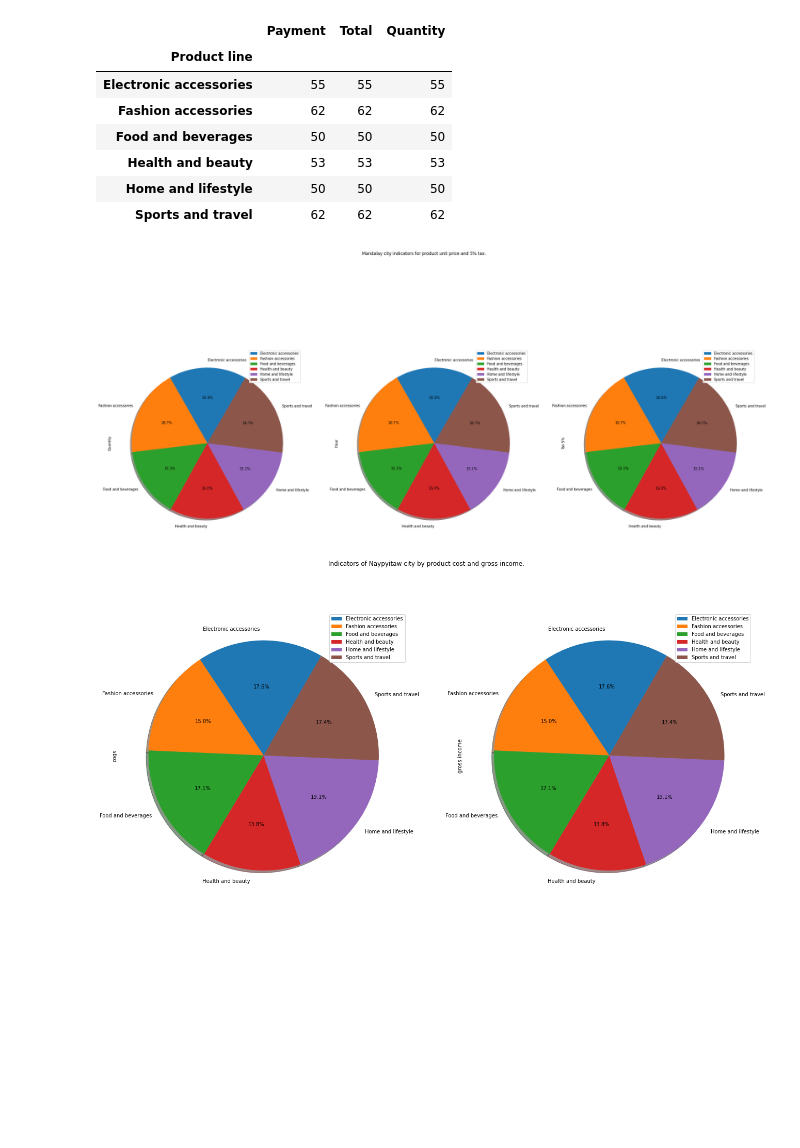
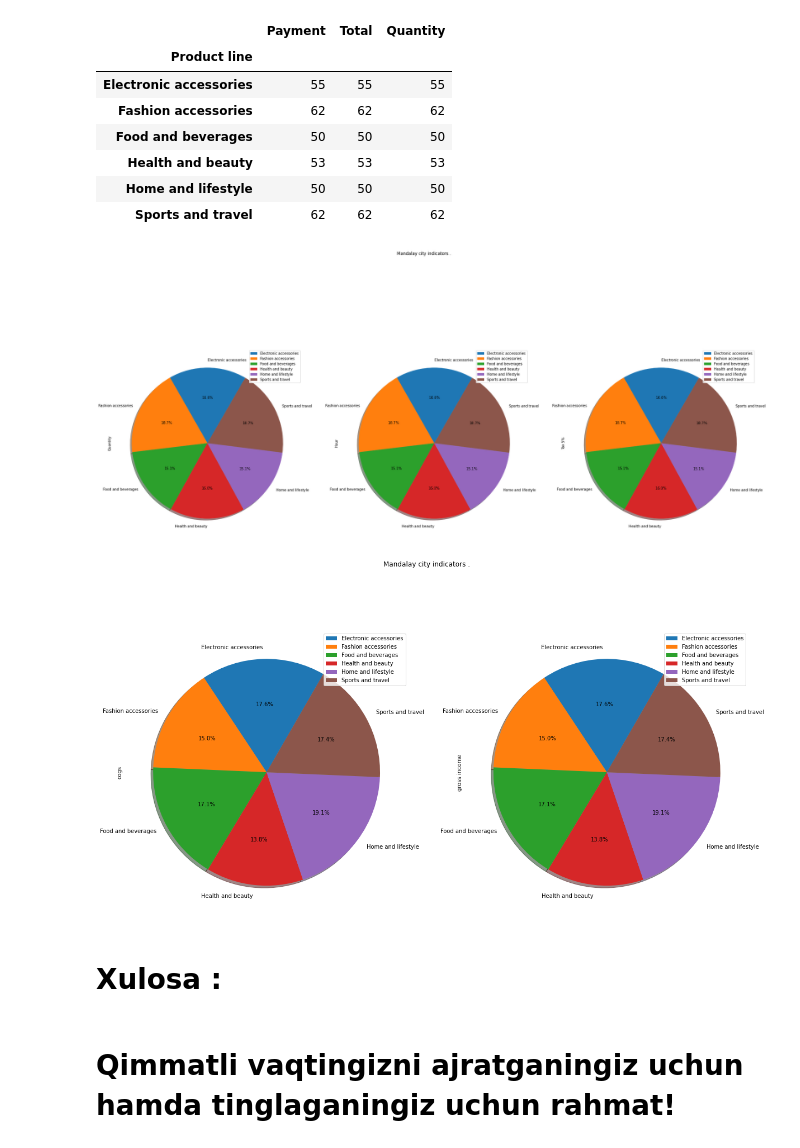
Before and after one commit to ShaxobiddinMukhiddinov/SuperMarket_analysis, a Jupyter notebook: MarketVisual.ipynb, the cells around one changed output. Cells and saved outputs as stored; diff of their text form; code cells hidden in the pictures; blank space fills up the shorter version.

```diff
--- a/MarketVisual.ipynb
+++ b/MarketVisual.ipynb
@@ -319,13 +332,17 @@ data_mandalay
 # %%
 mandalay = df.loc[df['City'] == 'Mandalay']
 data_mandalay2 = mandalay.groupby('Product line')['Quantity','Hour',"Tax 5%"].count()
-manda = data_mandalay2.plot(kind='pie', figsize=(33,16), autopct='%1.1f%%', subplots=True, shadow=True, startangle=60, title='Mandalay city indicators for product unit price and 5% tax.')
-# manda = data_mandalay2.plot(kind='barh', figsize =(22,11), title ='Mandalay city indicators for product unit price and 5% tax.')
+manda = data_mandalay2.plot(kind='pie', figsize=(33,16), autopct='%1.1f%%', subplots=True, shadow=True, startangle=60, title='Mandalay city indicators .')
+# manda = data_mandalay2.plot(kind='barh', figsize =(22,11), title ='Mandalay city indicators .')
 # %% [output]
-[figure, old version]
+[figure, new version]
 # %%
 mandalay= df.loc[df['City'] == 'Mandalay']
 data_mandalay3 = yangon.groupby('Product line')['cogs','gross income'].count()
-yann= data_mandalay3.plot(kind='pie', figsize=(22,11), autopct='%1.1f%%', subplots=True, shadow=True, startangle=60, title='Indicators of Naypyitaw city by product cost and gross income.')
+yann= data_mandalay3.plot(kind='pie', figsize=(20,11), autopct='%1.1f%%', subplots=True, shadow=True, startangle=60, title='Mandalay city indicators .')
 # %% [output]
-[figure, old version]
+[figure, new version]
+# %% [markdown]
+  # **Xulosa :**
+# %% [markdown]
+# **Qimmatli vaqtingizni ajratganingiz uchun hamda tinglaganingiz uchun rahmat!**
```
Also changed, not shown: parts of 13 cells of this notebook.
